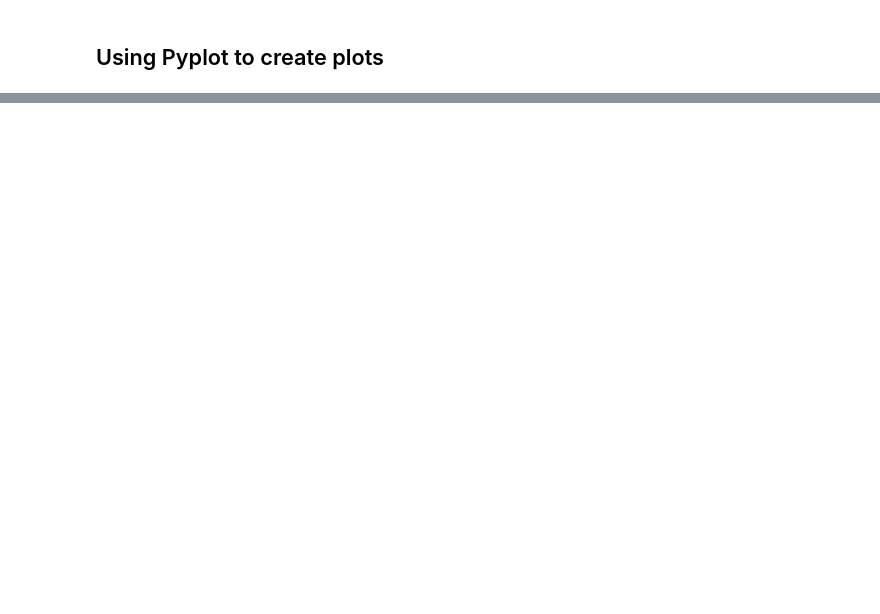
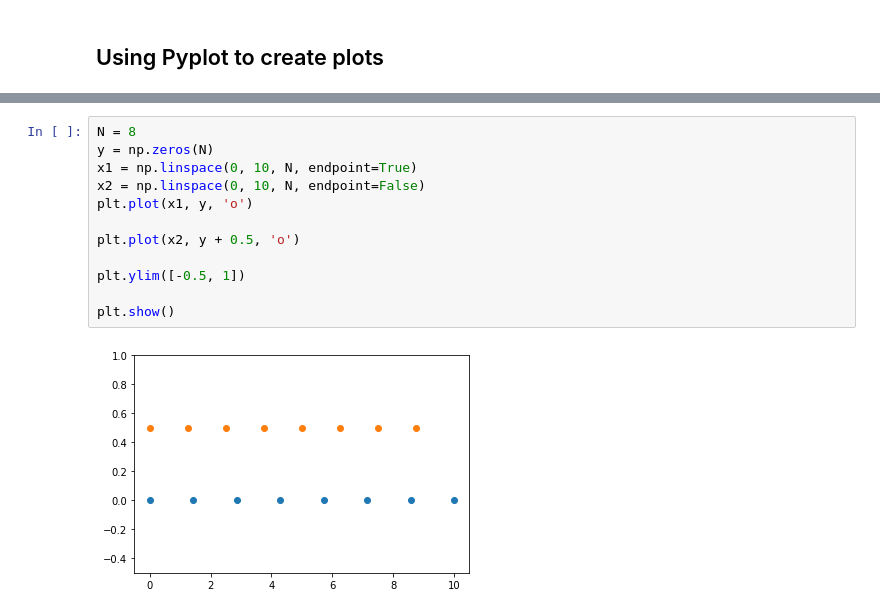
Before and after one commit to jadedocelot/Bin2rong, a Jupyter notebook: python/Udemy/Machine Learning with Python Data Science for Beginners/Data Types.ipynb, the cells around one changed output, grey strips where cells are left out. Cells and saved outputs as stored; diff of their text form; blank space fills up the shorter version.

```diff
--- a/python/Udemy/Machine Learning with Python Data Science for Beginners/Data Types.ipynb
+++ b/python/Udemy/Machine Learning with Python Data Science for Beginners/Data Types.ipynb
@@ -216,0 +247,14 @@ print(x_6)
+# %%
+N = 8
+y = np.zeros(N)
+x1 = np.linspace(0, 10, N, endpoint=True)
+x2 = np.linspace(0, 10, N, endpoint=False)
+plt.plot(x1, y, 'o')
+
+plt.plot(x2, y + 0.5, 'o')
+
+plt.ylim([-0.5, 1])
+
+plt.show()
+# %% [output]
+[figure, added]
```
Also changed, not shown: parts of 7 cells of this notebook, 27 other files.
